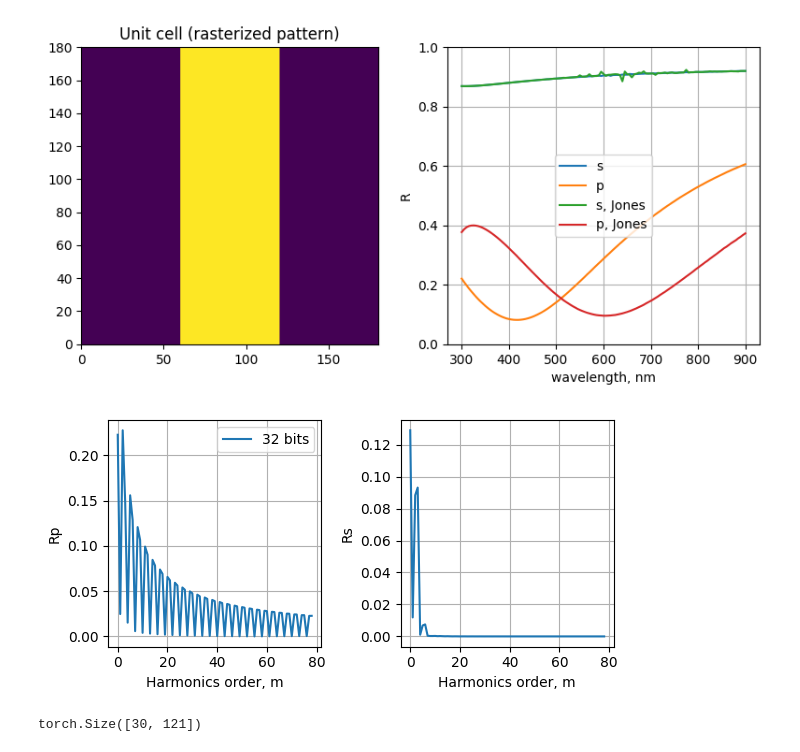
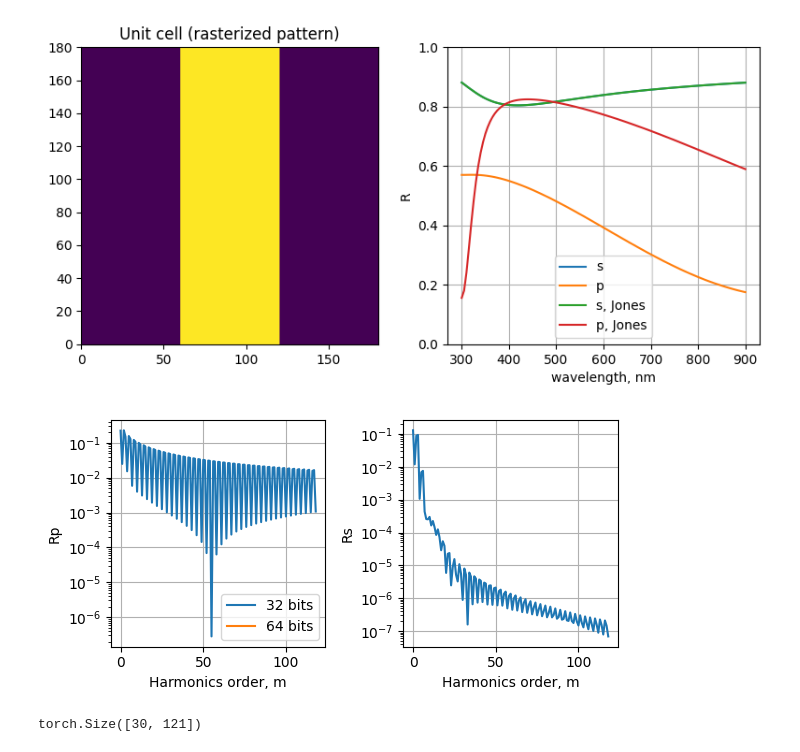
Before and after one commit to RodionovSA/metarcwa, a Jupyter notebook: examples/1d_grating.ipynb, the cells around one changed output. Drawn from its saved outputs; the diff is of its cells as text; code cells hidden in the pictures.

```diff
--- a/examples/1d_grating.ipynb
+++ b/examples/1d_grating.ipynb
@@ -125,7 +125,7 @@ def compute_rt(model: Model, config: Config) -> Tuple[torch.Tensor, torch.Tensor
     return Rs, Rp, Ts, Tp
 # %%
 # Define config
-dtype = torch.float32
+dtype = torch.float64
 device = "cuda:0"
 m = 23
 n = 1
@@ -140,7 +140,7 @@ eps_planar = ConstantEps(2.25)
 eps_subs  = ConstantEps(-7.632, eps_im=0.731)    # n_sub  = 1.5
 
 w = torch.tensor(60.0)
-thickness = torch.tensor(28.0)   # nm
+thickness = torch.tensor(80.0)   # nm
 thickness_planar = torch.tensor(20.0)
 period    = 180.0
 
@@ -177,10 +177,10 @@ plt.ylim([0, 1.0])
 
 plt.tight_layout()
 # %% [output]
-[figure, old version]
+[figure, new version]
 # %%
 # m range
-m_values = list(range(1, 81))
+m_values = list(range(1, 121))
 
 # Take specific wavelegnth
 wl_test = torch.tensor(500.0)
@@ -210,25 +210,25 @@ Rs_vals = torch.stack(Rs_vals).squeeze(dim=(-3, -2, -1))
 # %%
 plt.figure(figsize=(6, 3))
 plt.subplot(121)
 plt.plot(np.abs(np.diff(Rp_vals)), label="32 bits")
 plt.plot(np.abs(np.diff(Rp_vals_fact)), label="64 bits")
 plt.grid()
-#plt.yscale('log', base=10)
+plt.yscale('log', base=10)
 plt.legend()
 plt.ylabel("Rp")
 plt.xlabel('Harmonics order, m')
 
 plt.subplot(122)
 plt.plot(np.abs(np.diff(Rs_vals)), label="32 bits")
 #plt.plot(np.abs(np.diff(Rs_vals_fact)), label="64 bits")
 plt.grid()
 plt.yscale('log', base=10)
 plt.ylabel("Rs")
 plt.xlabel('Harmonics order, m')
 
 plt.tight_layout()
 # %% [output]
-[figure, old version]
+[figure, new version]
 # %%
 Rp_vals.shape
 # %% [output]
```
Also changed, not shown: 1 other file.
